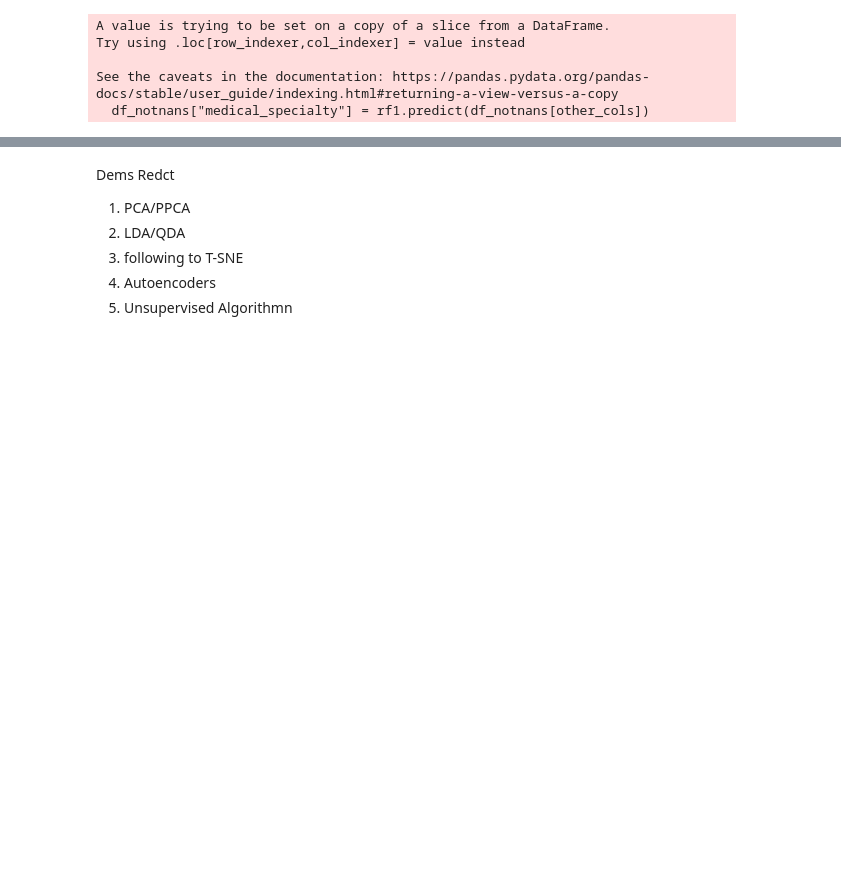
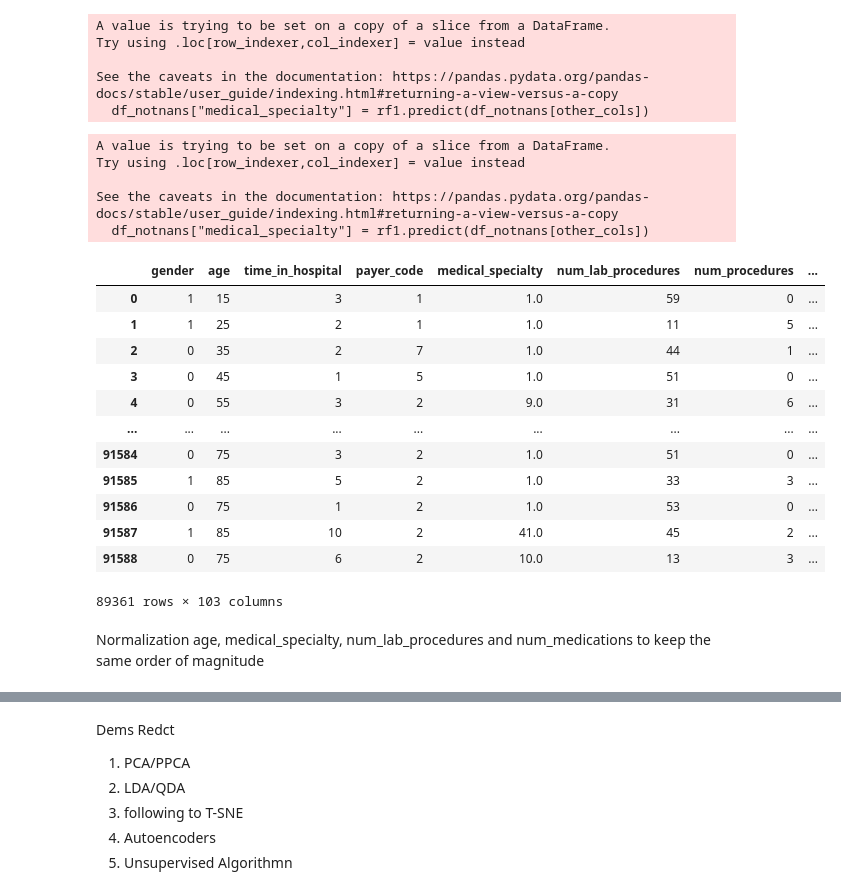
Before and after one commit to smgjch/BENG0019-group-E, a Jupyter notebook: diabets_prediction.ipynb, the cells around one changed output, grey strips where cells are left out. Drawn from its saved outputs; the diff is of its cells as text; code cells hidden in the pictures; blank space fills up the shorter version.

```diff
--- a/diabets_prediction.ipynb
+++ b/diabets_prediction.ipynb
@@ -327,8 +356,8 @@ readmitted_mapping = {'NO':0,'<30':2,'>30':1}
 df_encoded['readmitted'] = df_encoded['readmitted'].map(readmitted_mapping)
 df_test_encoded['readmitted'] = df_test_encoded['readmitted'].map(readmitted_mapping)
 
-y_test_readmitted = df_encoded["readmitted"]
-y_readmitted = df_test_encoded["readmitted"]
+y_readmitted = df_encoded["readmitted"]
+y_test_readmitted = df_test_encoded["readmitted"]
 
 df_encoded.drop(columns=["readmitted"],axis=1,inplace=True)
 df_test_encoded.drop(columns=["readmitted"],axis=1,inplace=True)
@@ -338,7 +367,7 @@ df_test_encoded.drop(columns=["readmitted"],axis=1,inplace=True)
 2. target encoding
 # %%
 X_train = df_encoded
-Y_train = y_test_readmitted
+Y_train = y_readmitted
 
 features = ['admission_type_id','discharge_disposition_id','admission_source_id']
 
@@ -614,6 +643,33 @@ Try using .loc[row_indexer,col_indexer] = value instead
 
 See the caveats in the documentation: https://pandas.pydata.org/pandas-docs/stable/user_guide/indexing.html#returning-a-view-versus-a-copy
   df_notnans["medical_specialty"] = rf1.predict(df_notnans[other_cols])
+# %%
+medical_specialty_code_mask = df_test_encoded["medical_specialty"].isna()
+df_notnans = df_test_encoded[medical_specialty_code_mask]
+df_notnans["medical_specialty"] = rf1.predict(df_notnans[other_cols])
+df_test_encoded.loc[medical_specialty_code_mask, 'medical_specialty'] = df_notnans['medical_specialty']
+# %% [output]
+A value is trying to be set on a copy of a slice from a DataFrame.
+Try using .loc[row_indexer,col_indexer] = value instead
+
+See the caveats in the documentation: https://pandas.pydata.org/pandas-docs/stable/user_guide/indexing.html#returning-a-view-versus-a-copy
+  df_notnans["medical_specialty"] = rf1.predict(df_notnans[other_cols])
+# %%
+df_encoded
+# %% [output]
+|  | gender | age | time_in_hospital | payer_code | medical_specialty | num_lab_procedures | num_procedures | ... |
+| 0 | 1 | 15 | 3 | 1 | 1.0 | 59 | 0 | ... |
+| 1 | 1 | 25 | 2 | 1 | 1.0 | 11 | 5 | ... |
+| 2 | 0 | 35 | 2 | 7 | 1.0 | 44 | 1 | ... |
+| 3 | 0 | 45 | 1 | 5 | 1.0 | 51 | 0 | ... |
+| 4 | 0 | 55 | 3 | 2 | 9.0 | 31 | 6 | ... |
+| ... | ... | ... | ... | ... | ... | ... | ... | ... |
+| 91584 | 0 | 75 | 3 | 2 | 1.0 | 51 | 0 | ... |
+| 91585 | 1 | 85 | 5 | 2 | 1.0 | 33 | 3 | ... |
+| 91586 | 0 | 75 | 1 | 2 | 1.0 | 53 | 0 | ... |
+| 91587 | 1 | 85 | 10 | 2 | 41.0 | 45 | 2 | ... |
+| 91588 | 0 | 75 | 6 | 2 | 10.0 | 13 | 3 | ... |
+89361 rows × 103 columns
 # %%
 # this part will recognise the ?, the missing value in training data
 # When we have recognised it, we will use **** method to full up it
@@ -655,3 +711,5 @@ See the caveats in the documentation: https://pandas.pydata.org/pandas-docs/stab
 # missing_value_predict_model = HistGradientBoostingClassifier(max_iter=100)
 # missing_value_predict_model.fit(df_data_train_pc,df_real_pc)
 # df_encoded['payer_code'].loc[~df_encoded['payer_code'].index.isin(df_real_pc_index)] = missing_value_predict_model.predict(df_data_predict_pc)
+# %% [markdown]
+Normalization age, medical_specialty, num_lab_procedures and num_medications to keep the same order of magnitude
```
Also changed, not shown: parts of 27 cells of this notebook, 4 other files.
